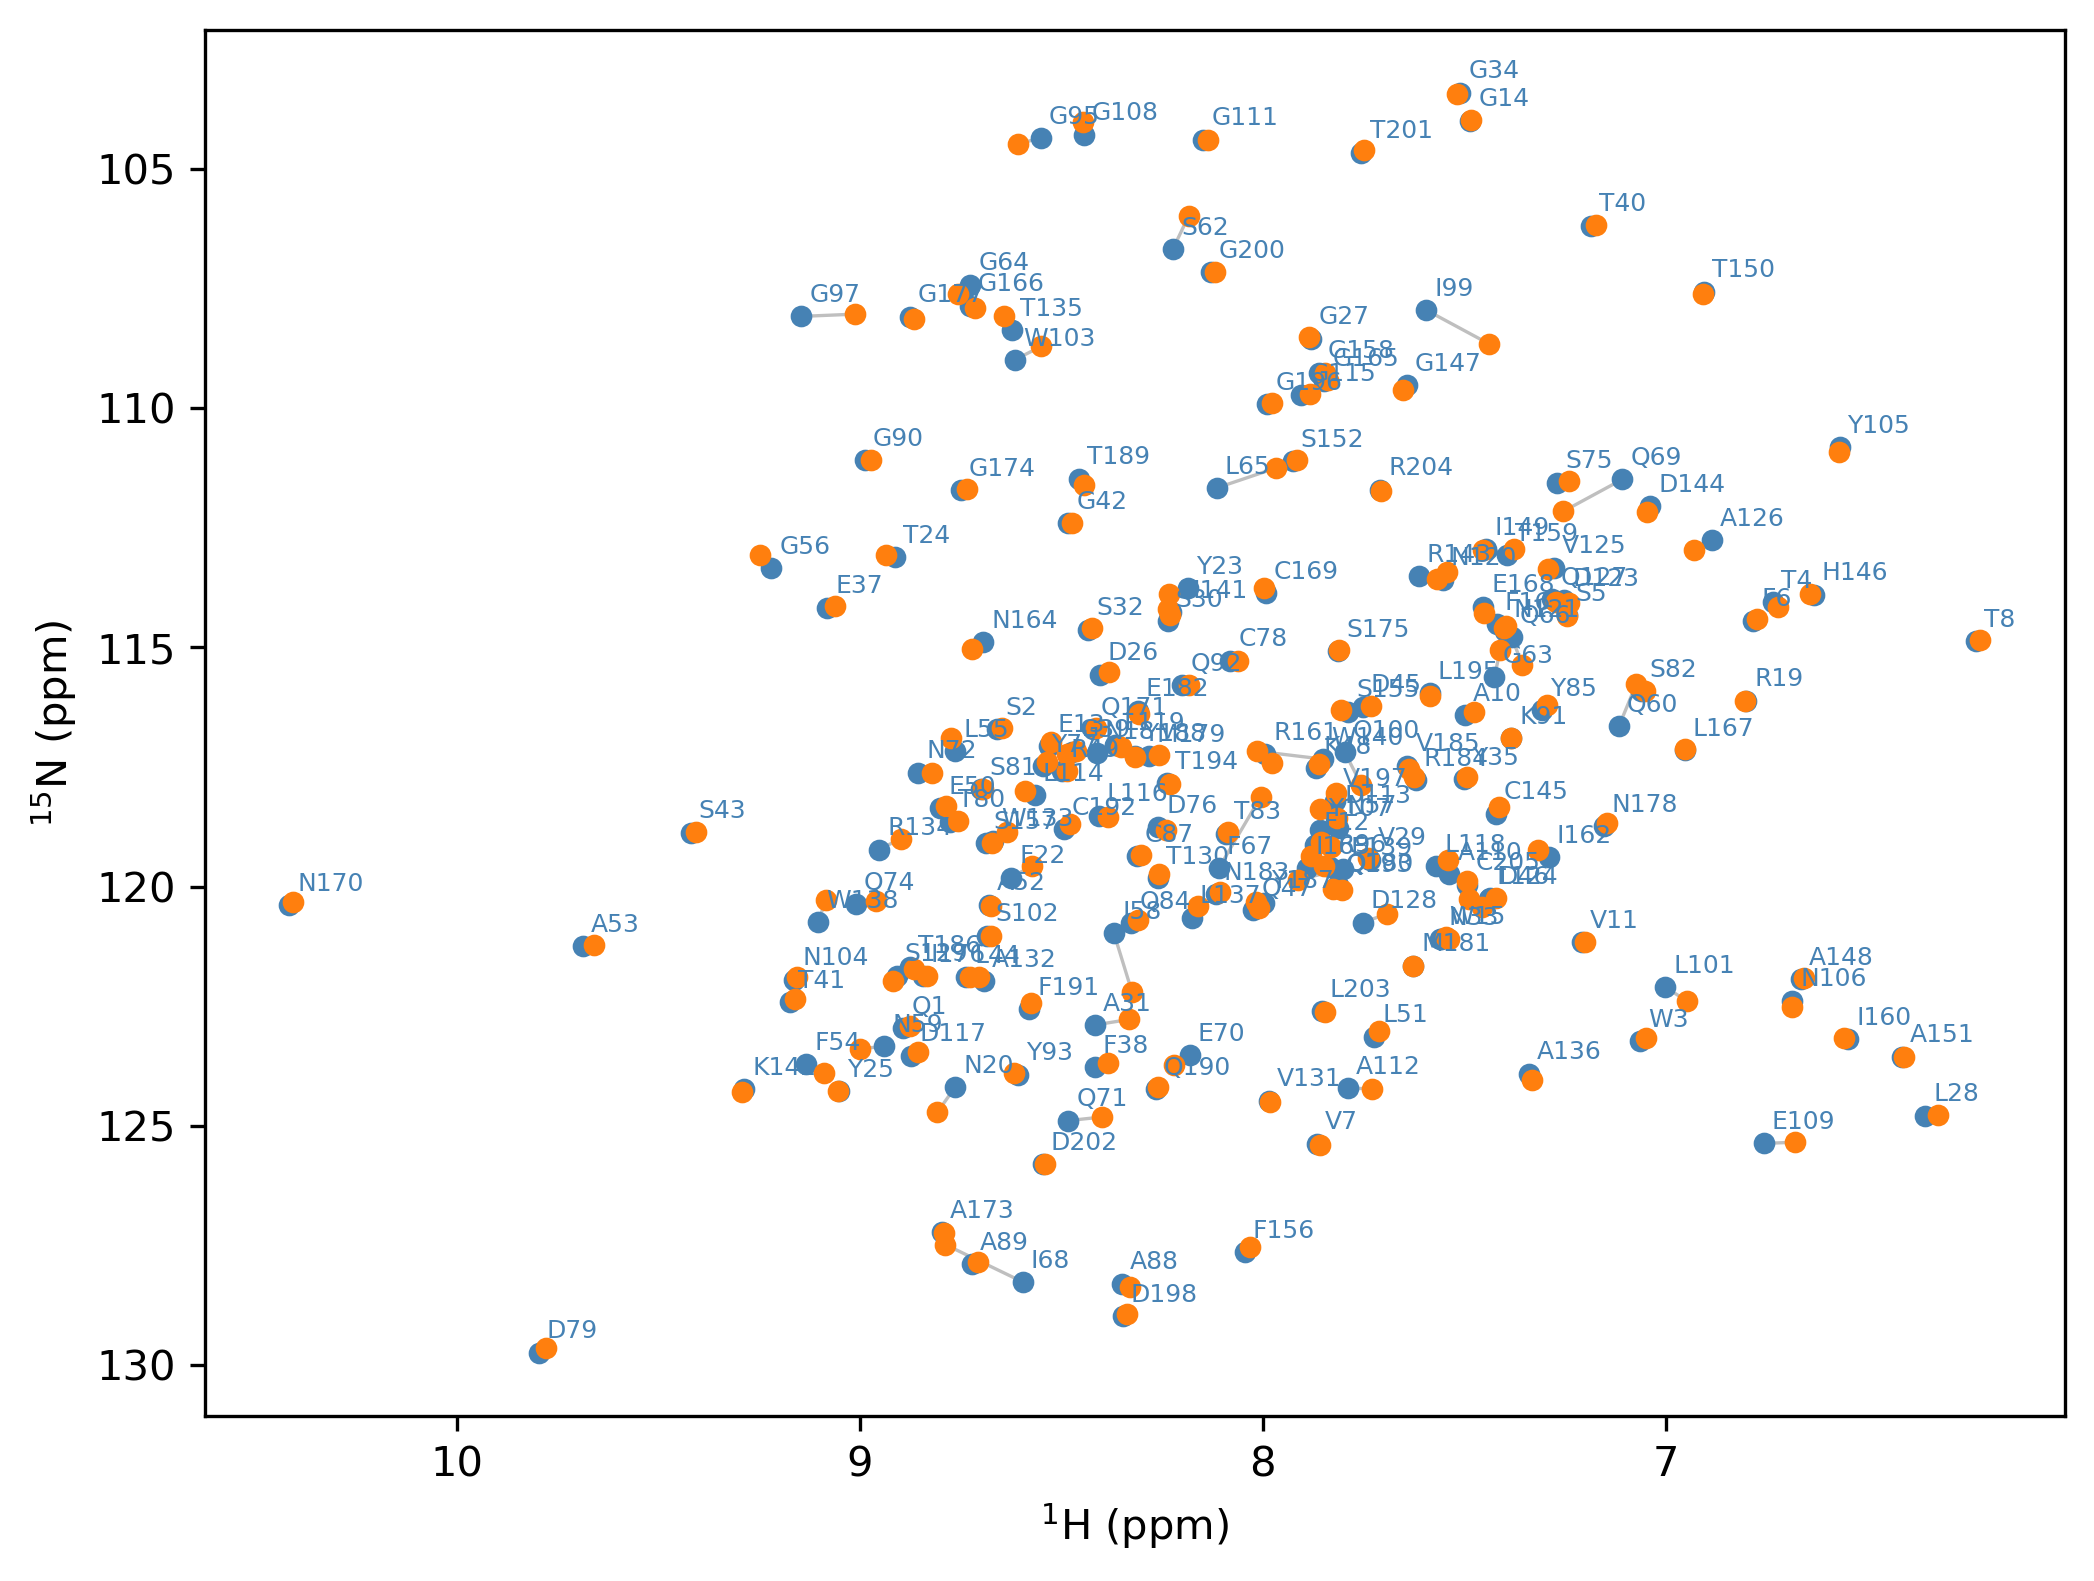
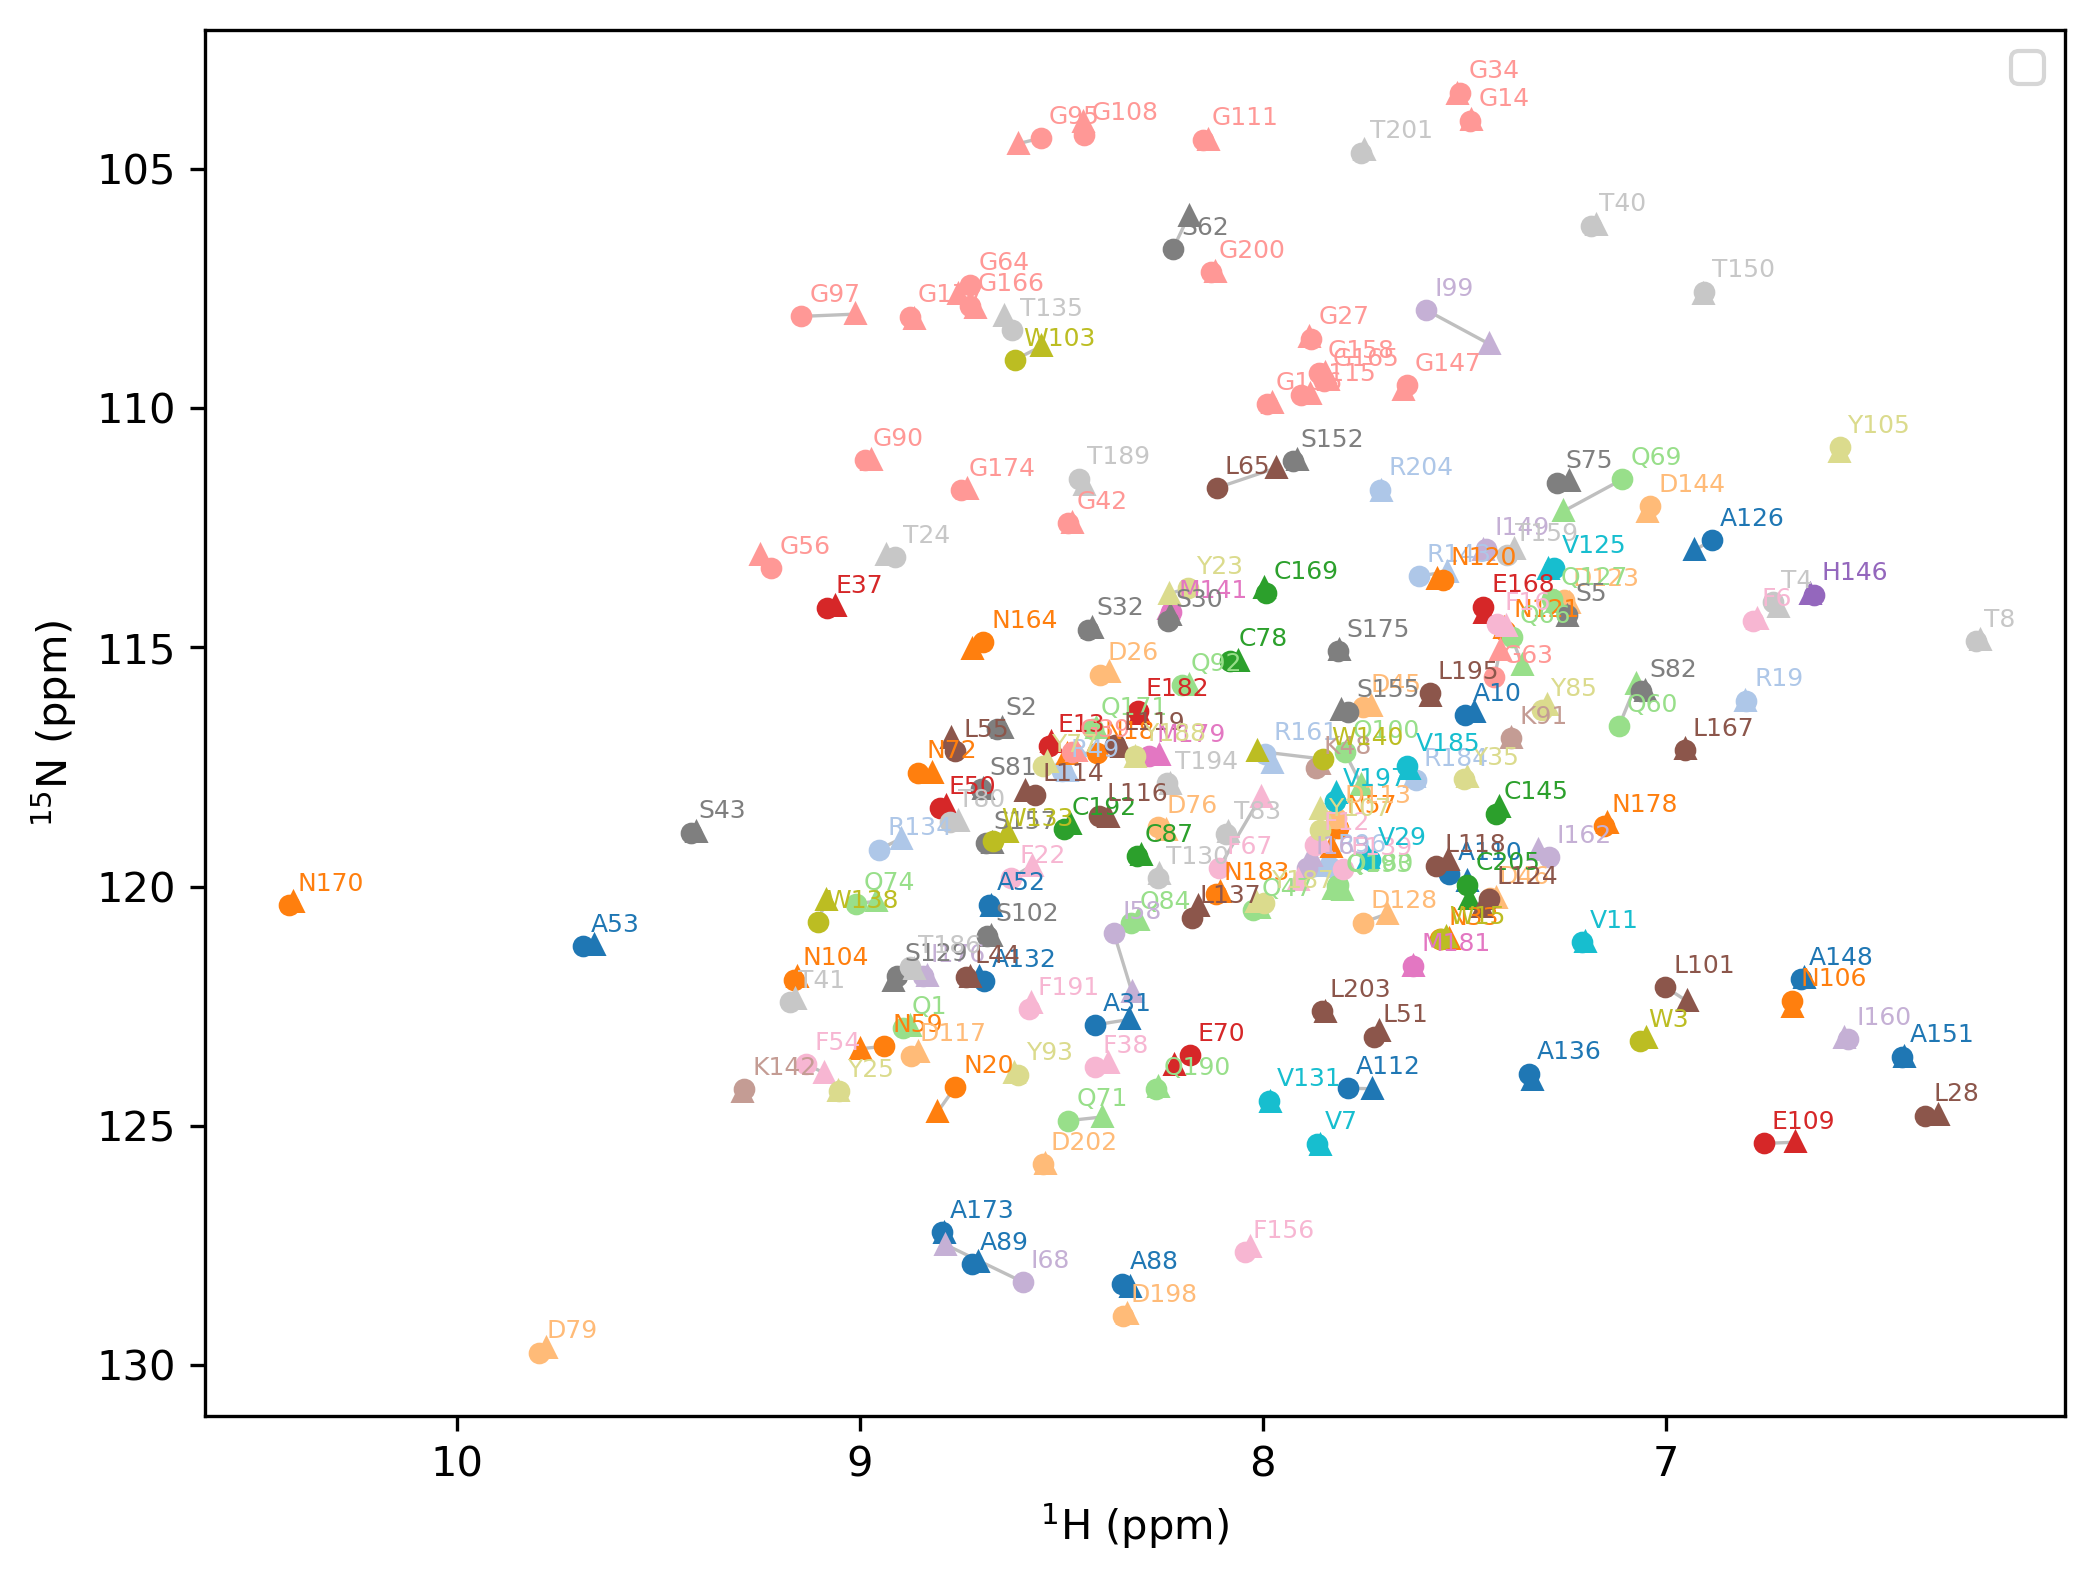
Code edit (unified diff) that turned the first committed figure into the second:
--- before
+++ after
@@ -5,3 +5,4 @@
 
 fig, ax = plot_csp(cs_wt.peaklist().data, cs_mut.peaklist().data,
-                   on='assn_label', text='assn_label')
+                   on='assn_label', text='assn_label',hue='Comp_ID',palette='tab20')
+plt.legend([])

Commit: update hue / palette